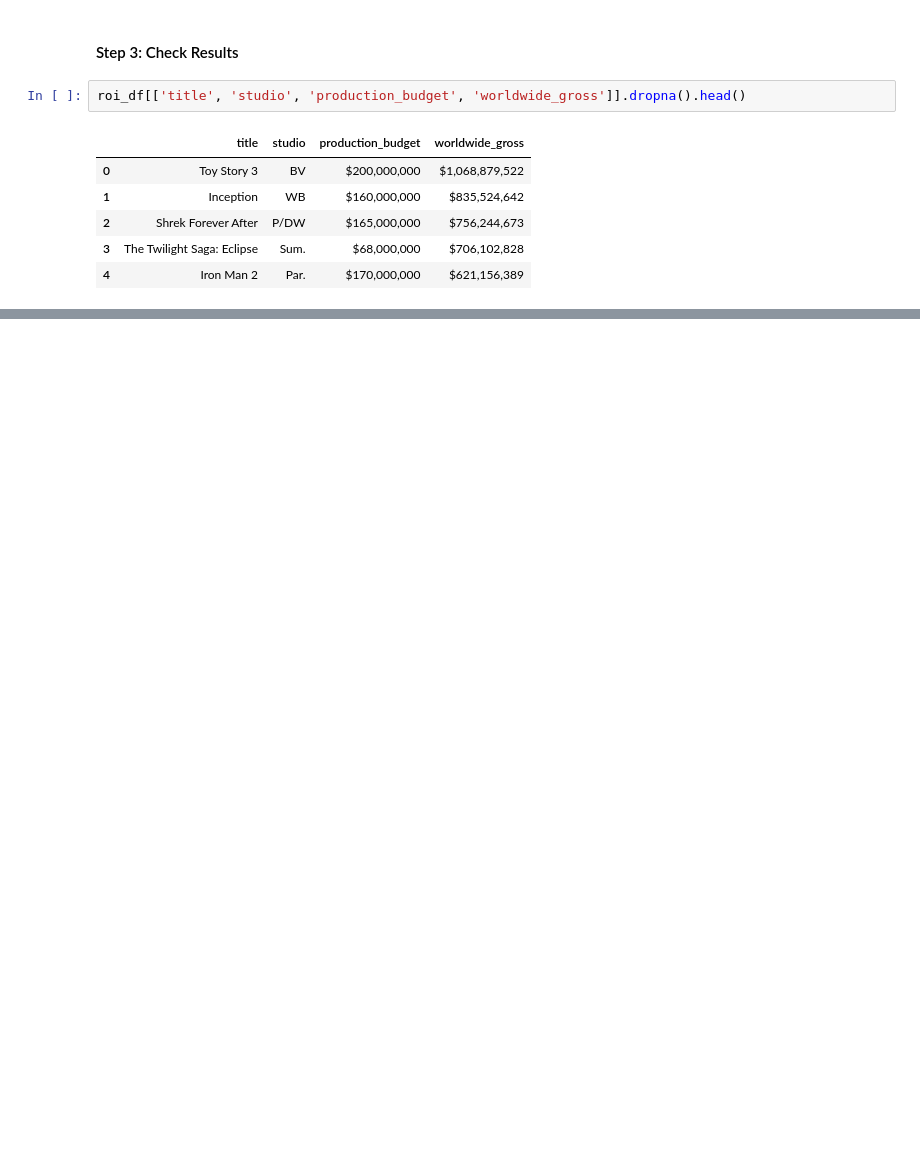
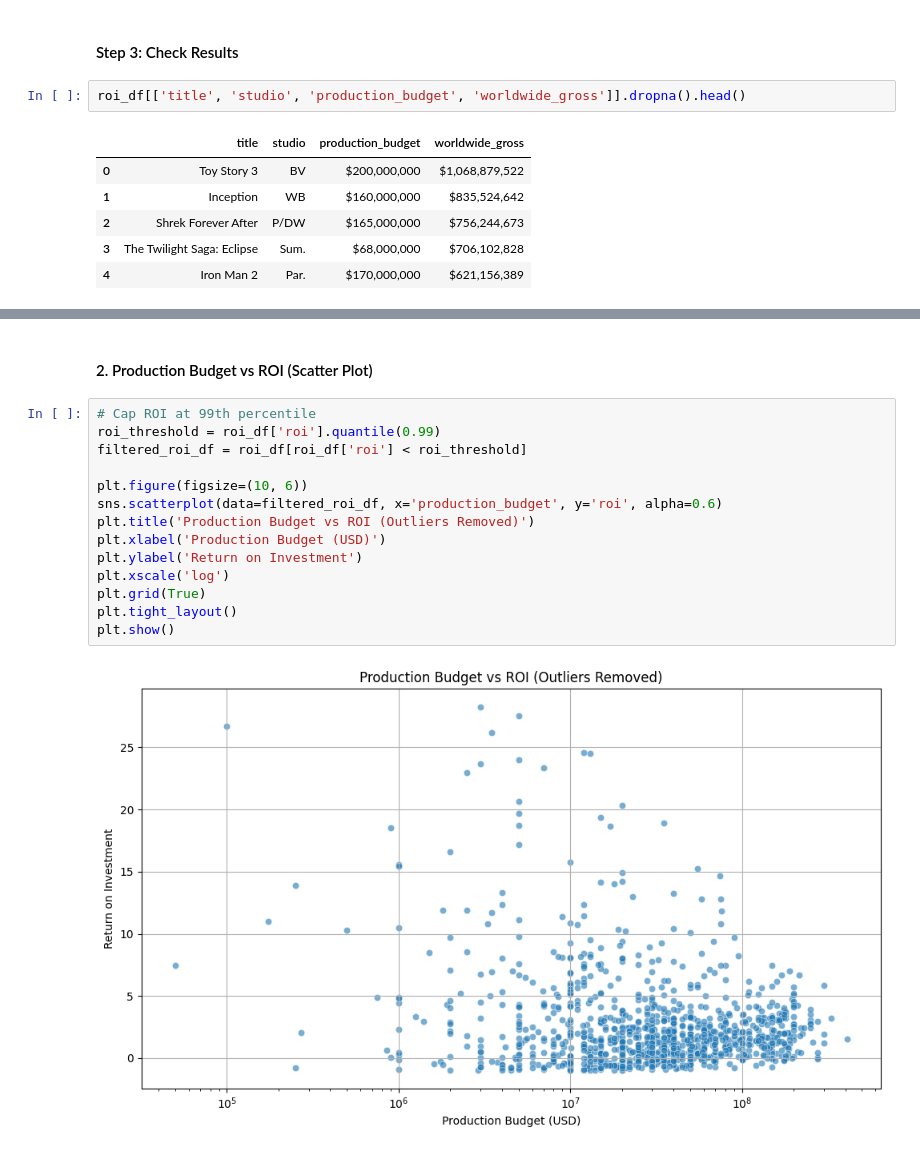
Before and after one commit to WamuyuGitz/movie-insights-project, a Jupyter notebook: wamuyu-clean-bom.ipynb, the cells around one changed output, grey strips where cells are left out. Cells and saved outputs as stored; diff of their text form; blank space fills up the shorter version.

```diff
--- a/wamuyu-clean-bom.ipynb
+++ b/wamuyu-clean-bom.ipynb
@@ -448,0 +482,18 @@ roi_df[['title', 'studio', 'production_budget', 'worldwide_gross']].dropna().hea
+# %% [markdown]
+#### 2. Production Budget vs ROI (Scatter Plot)
+# %%
+# Cap ROI at 99th percentile
+roi_threshold = roi_df['roi'].quantile(0.99)
+filtered_roi_df = roi_df[roi_df['roi'] < roi_threshold]
+
+plt.figure(figsize=(10, 6))
+sns.scatterplot(data=filtered_roi_df, x='production_budget', y='roi', alpha=0.6)
+plt.title('Production Budget vs ROI (Outliers Removed)')
+plt.xlabel('Production Budget (USD)')
+plt.ylabel('Return on Investment')
+plt.xscale('log')
+plt.grid(True)
+plt.tight_layout()
+plt.show()
+# %% [output]
+[figure, added]
```
Also changed, not shown: parts of 10 cells of this notebook.
